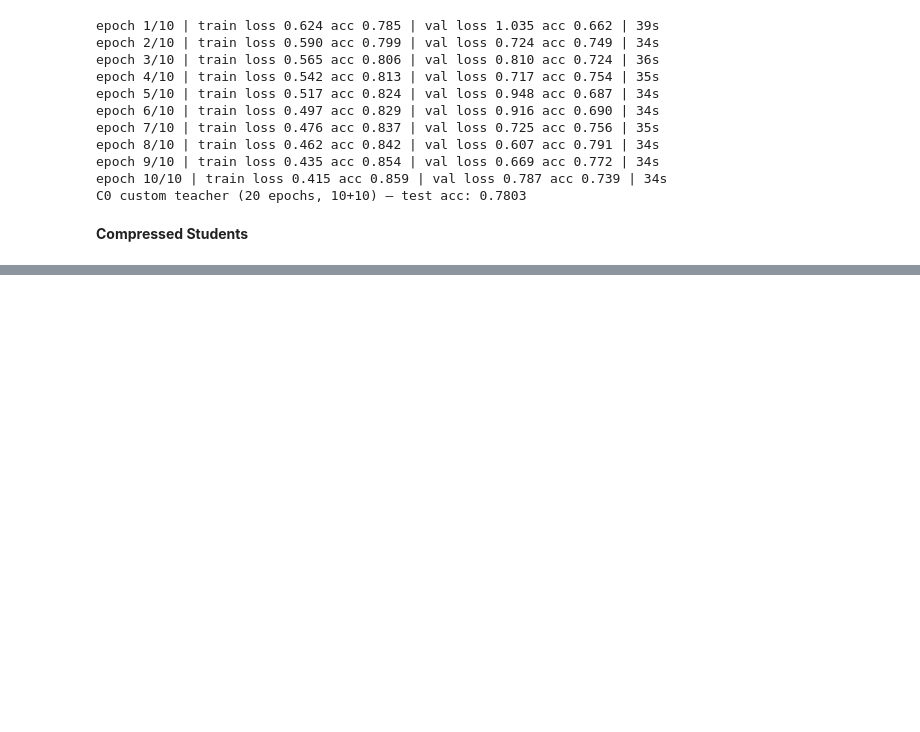
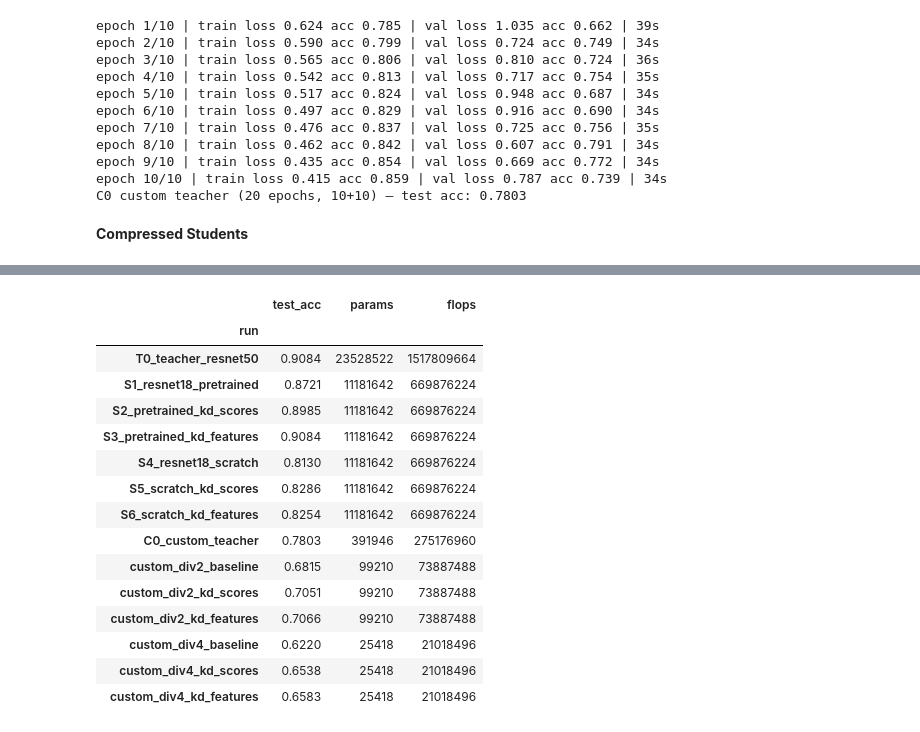
Before and after one commit to User0SE4/Knowledge_Distillation, a Jupyter notebook: Knowledge_Distillation.ipynb, the cells around one changed output, grey strips where cells are left out. Cells and saved outputs as stored; diff of their text form; code cells hidden in the pictures; blank space fills up the shorter version.

```diff
--- a/Knowledge_Distillation.ipynb
+++ b/Knowledge_Distillation.ipynb
@@ -1007,0 +1030,37 @@ print(custom_recap); print(custom_eff_table)
+# %%
+import numpy as np
+
+# Map each run to its architecture's efficiency (ResNet18 shared by S1..S6)
+arch_eff = {
+    "T0_teacher_resnet50":      efficiency["ResNet50 (teacher)"],
+    **{name: efficiency["ResNet18 (students)"] for name in
+       ["S1_resnet18_pretrained","S2_pretrained_kd_scores","S3_pretrained_kd_features",
+        "S4_resnet18_scratch","S5_scratch_kd_scores","S6_scratch_kd_features"]},
+    "C0_custom_teacher":        custom_efficiency["C0_custom_teacher"],
+    **{name: custom_efficiency["custom_div2"] for name in
+       ["custom_div2_baseline","custom_div2_kd_scores","custom_div2_kd_features"]},
+    **{name: custom_efficiency["custom_div4"] for name in
+       ["custom_div4_baseline","custom_div4_kd_scores","custom_div4_kd_features"]},
+}
+master = pd.DataFrame([{"run": r, "test_acc": results[r]["test_acc"],
+                        "params": arch_eff[r]["params"], "flops": arch_eff[r]["flops"]}
+                       for r in arch_eff]).set_index("run")
+master.to_csv(os.path.join(dirs["results"], "master_table.csv"))
+master
+# %% [output]
+|  | test_acc | params | flops |
+| run |  |  |  |
+| T0_teacher_resnet50 | 0.9084 | 23528522 | 1517809664 |
+| S1_resnet18_pretrained | 0.8721 | 11181642 | 669876224 |
+| S2_pretrained_kd_scores | 0.8985 | 11181642 | 669876224 |
+| S3_pretrained_kd_features | 0.9084 | 11181642 | 669876224 |
+| S4_resnet18_scratch | 0.8130 | 11181642 | 669876224 |
+| S5_scratch_kd_scores | 0.8286 | 11181642 | 669876224 |
+| S6_scratch_kd_features | 0.8254 | 11181642 | 669876224 |
+| C0_custom_teacher | 0.7803 | 391946 | 275176960 |
+| custom_div2_baseline | 0.6815 | 99210 | 73887488 |
+| custom_div2_kd_scores | 0.7051 | 99210 | 73887488 |
+| custom_div2_kd_features | 0.7066 | 99210 | 73887488 |
+| custom_div4_baseline | 0.6220 | 25418 | 21018496 |
+| custom_div4_kd_scores | 0.6538 | 25418 | 21018496 |
+| custom_div4_kd_features | 0.6583 | 25418 | 21018496 |
```
Also changed, not shown: parts of 5 cells of this notebook.
